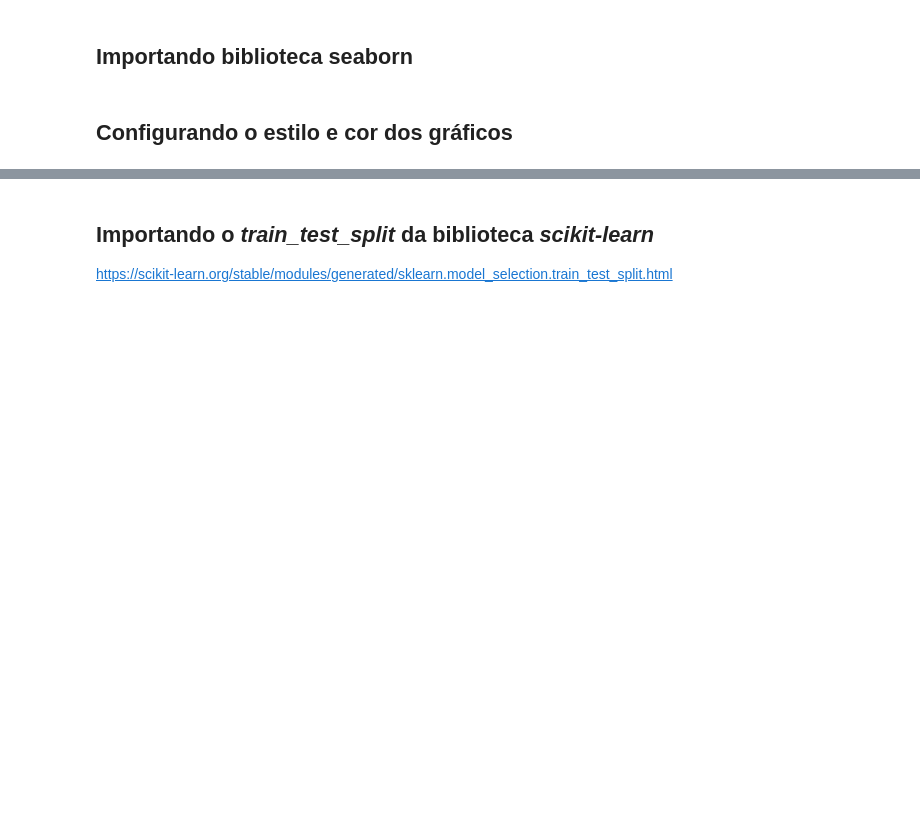
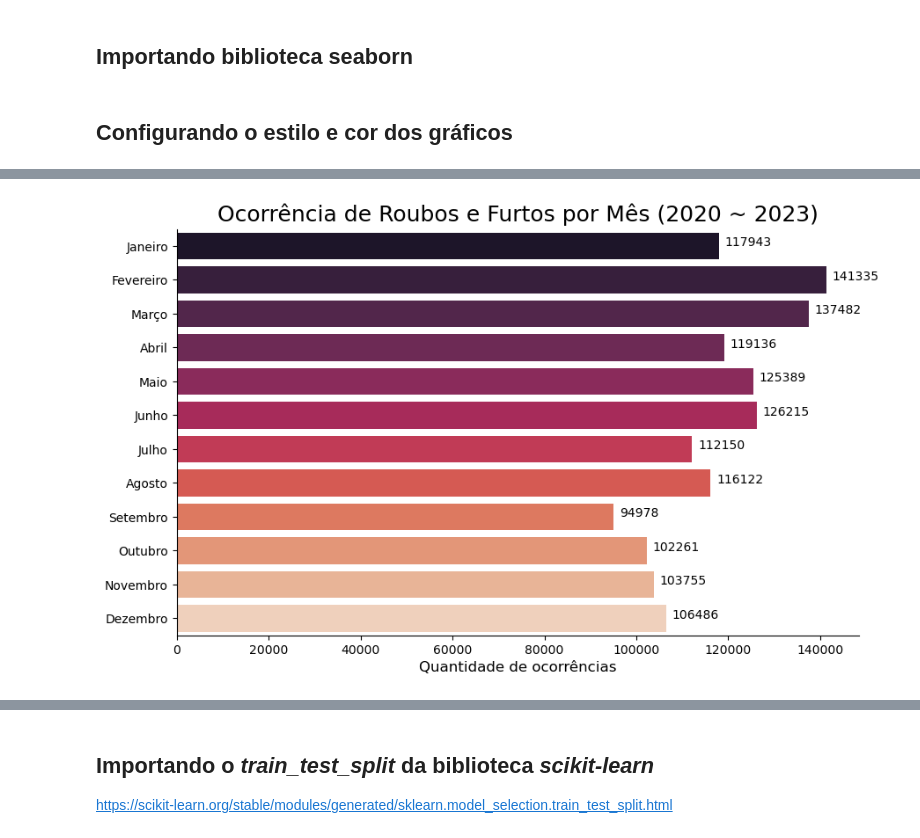
Before and after one commit to anderdot/previsao-crimes, a Jupyter notebook: Analises/Modelo Preditiva.ipynb, the cells around one changed output, grey strips where cells are left out. Saved outputs shown, nothing was run; the diff lists cells and outputs as text; code cells hidden in the pictures; blank space fills up the shorter version.

Commit message:
[feat] Plotando gráficos

```diff
--- a/Analises/Modelo Preditiva.ipynb
+++ b/Analises/Modelo Preditiva.ipynb
@@ -321,0 +310,29 @@ plt.show()
+# %%
+# Filtrando as ocorrências a partir do 2020-01-01 em diante.
+datas_invalidas = (dados_ocorrencias['dataOcorrencia'] < '2020-01-01')
+dados_ocorrencias.drop(dados_ocorrencias[datas_invalidas].index, inplace=True)
+dados_ocorrencias.reset_index(drop=True, inplace= True)
+# %%
+# Contar a quantidade de ocorrências por mês.
+contagem = dados_ocorrencias['mesOcorrencia'].value_counts()
+
+# Gerando o gráfico.
+fig, ax = plt.subplots(figsize=(10,6))
+ax = sns.barplot(x=contagem.values, y=contagem.index, orient ='h', palette='rocket')
+ax.set_title('Ocorrência de Roubos e Furtos por Mês (2020 ~ 2023)', loc='center', fontsize=18)
+ax.set_ylabel('')
+ax.set_xlabel('Quantidade de ocorrências', fontsize=12)
+ax.set_yticklabels(['Janeiro', 'Fevereiro', 'Março', 'Abril', 'Maio', 'Junho', 'Julho', 'Agosto', 'Setembro', 'Outubro', 'Novembro', 'Dezembro'])
+sns.despine()
+for p in ax.patches:
+    ax.annotate(format(p.get_width(), '.0f'),
+                (p.get_x() + p.get_width(), p.get_y() + p.get_height() / 2.),
+                xytext=(5, 0),
+                textcoords='offset points')
+fig = plt.gcf()
+plt.show()
+
+# Salvando o gráfico na pasta Graficos.
+fig.savefig('Graficos/quantidade_ocorrencia_mensal.png', transparent=False, dpi=300, bbox_inches='tight')
+# %% [output]
+[figure, added]
```
Also changed, not shown: parts of 46 cells of this notebook, 14 other files.
